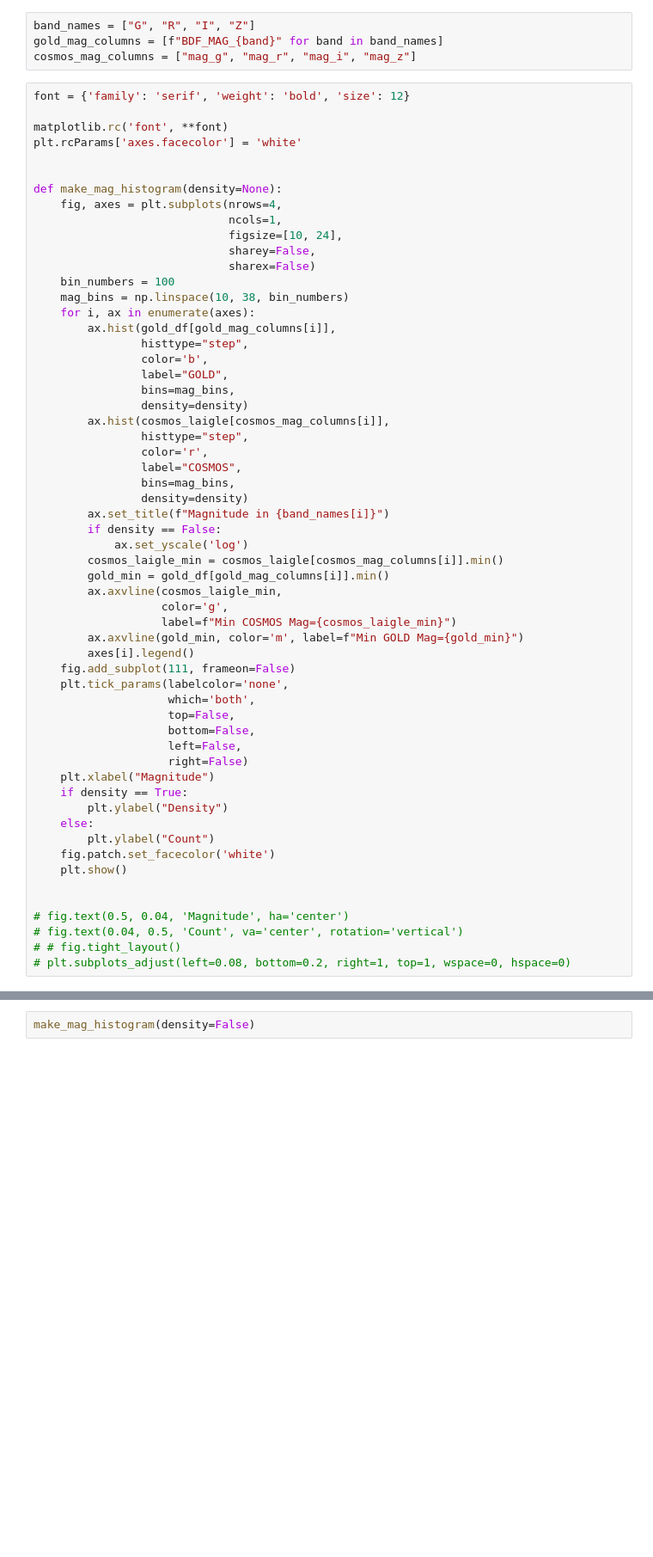
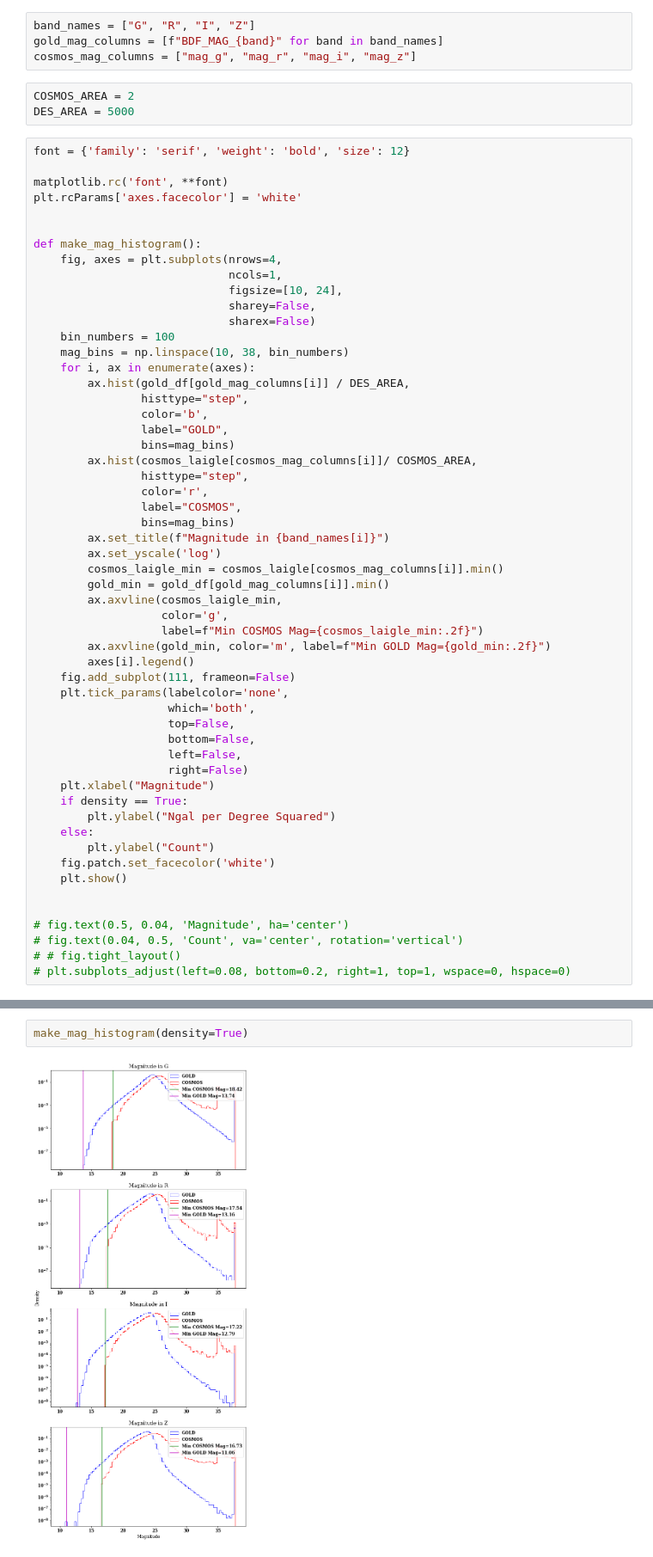
Before and after one commit to zchvsre/des_y6_imsim, a Jupyter notebook: cosmos_GOLD_analysis.ipynb, the cells around one changed output, grey strips where cells are left out. Shown at 86% size. Saved outputs shown, nothing was run; the diff lists cells and outputs as text; blank space fills up the shorter version.

Commit message:
change density of probability density to survey density

```diff
--- a/cosmos_GOLD_analysis.ipynb
+++ b/cosmos_GOLD_analysis.ipynb
@@ -75,6 +75,9 @@ Name: isgal, dtype: float64
 band_names = ["G", "R", "I", "Z"]
 gold_mag_columns = [f"BDF_MAG_{band}" for band in band_names]
 cosmos_mag_columns = ["mag_g", "mag_r", "mag_i", "mag_z"]
+# %%
+COSMOS_AREA = 2
+DES_AREA = 5000
 # %%
 font = {'family': 'serif', 'weight': 'bold', 'size': 12}
 
@@ -82,7 +85,7 @@ matplotlib.rc('font', **font)
 plt.rcParams['axes.facecolor'] = 'white'
 
 
-def make_mag_histogram(density=None):
+def make_mag_histogram():
     fig, axes = plt.subplots(nrows=4,
                              ncols=1,
                              figsize=[10, 24],
@@ -91,27 +94,24 @@ def make_mag_histogram(density=None):
     bin_numbers = 100
     mag_bins = np.linspace(10, 38, bin_numbers)
     for i, ax in enumerate(axes):
-        ax.hist(gold_df[gold_mag_columns[i]],
+        ax.hist(gold_df[gold_mag_columns[i]] / DES_AREA,
                 histtype="step",
                 color='b',
                 label="GOLD",
-                bins=mag_bins,
-                density=density)
-        ax.hist(cosmos_laigle[cosmos_mag_columns[i]],
+                bins=mag_bins)
+        ax.hist(cosmos_laigle[cosmos_mag_columns[i]]/ COSMOS_AREA,
                 histtype="step",
                 color='r',
                 label="COSMOS",
-                bins=mag_bins,
-                density=density)
+                bins=mag_bins)
         ax.set_title(f"Magnitude in {band_names[i]}")
-        if density == False:
-            ax.set_yscale('log')
+        ax.set_yscale('log')
         cosmos_laigle_min = cosmos_laigle[cosmos_mag_columns[i]].min()
         gold_min = gold_df[gold_mag_columns[i]].min()
         ax.axvline(cosmos_laigle_min,
                    color='g',
-                   label=f"Min COSMOS Mag={cosmos_laigle_min}")
-        ax.axvline(gold_min, color='m', label=f"Min GOLD Mag={gold_min}")
+                   label=f"Min COSMOS Mag={cosmos_laigle_min:.2f}")
+        ax.axvline(gold_min, color='m', label=f"Min GOLD Mag={gold_min:.2f}")
         axes[i].legend()
     fig.add_subplot(111, frameon=False)
     plt.tick_params(labelcolor='none',
@@ -122,7 +122,7 @@ def make_mag_histogram(density=None):
                     right=False)
     plt.xlabel("Magnitude")
     if density == True:
-        plt.ylabel("Density")
+        plt.ylabel("Ngal per Degree Squared")
     else:
         plt.ylabel("Count")
     fig.patch.set_facecolor('white')
@@ -138,2 +136,4 @@ SyntaxError: invalid syntax. Maybe you meant '==' or ':=' instead of '='? (37692
 # %%
-make_mag_histogram(density=False)
+make_mag_histogram(density=True)
+# %% [output]
+[figure, added]
```
Also changed, not shown: parts of 2 cells of this notebook.
